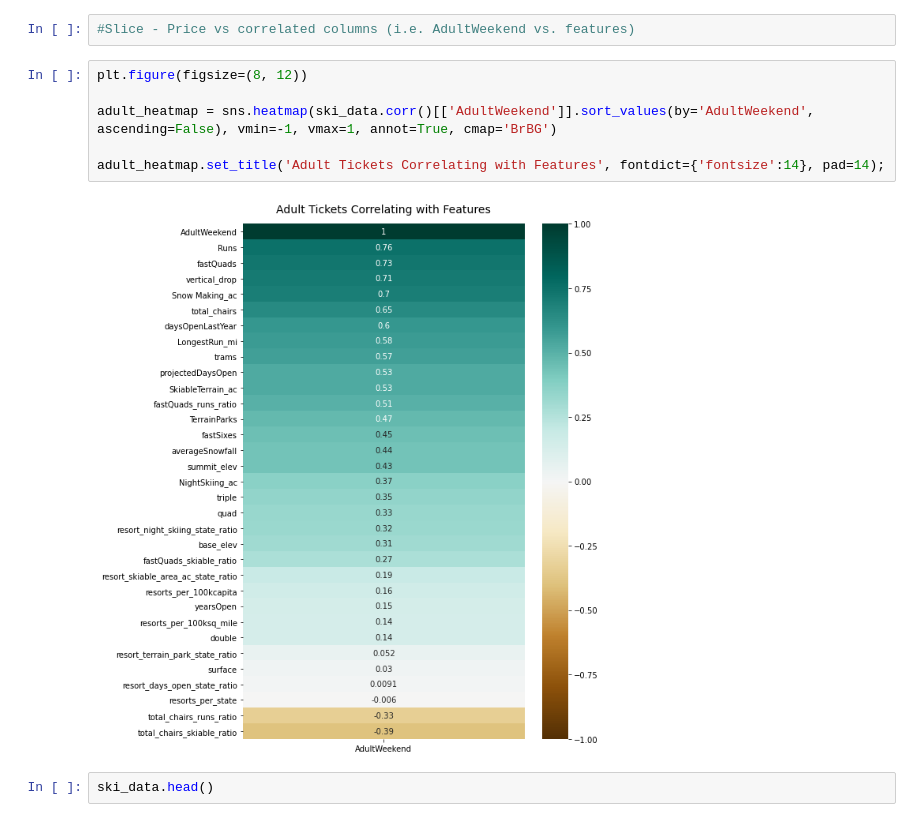
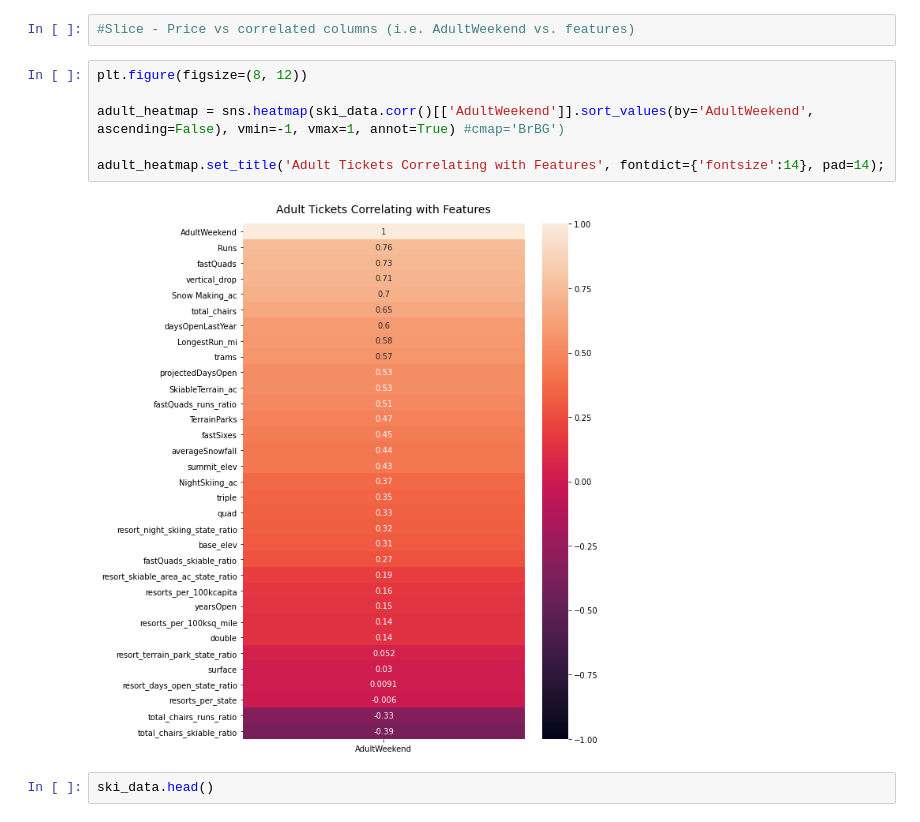
Before and after one commit to byongrakkim/DataScienceGuidedCapstone, a Jupyter notebook: Notebooks/03_exploratory_data_analysis.ipynb, the cells around one changed output. Cells and saved outputs as stored; diff of their text form.

```diff
--- a/Notebooks/03_exploratory_data_analysis.ipynb
+++ b/Notebooks/03_exploratory_data_analysis.ipynb
@@ -978,11 +994,11 @@ sns.heatmap(ski_data.corr());
 # %%
 plt.figure(figsize=(8, 12))
 
-adult_heatmap = sns.heatmap(ski_data.corr()[['AdultWeekend']].sort_values(by='AdultWeekend', ascending=False), vmin=-1, vmax=1, annot=True, cmap='BrBG')
+adult_heatmap = sns.heatmap(ski_data.corr()[['AdultWeekend']].sort_values(by='AdultWeekend', ascending=False), vmin=-1, vmax=1, annot=True) #cmap='BrBG')
 
 adult_heatmap.set_title('Adult Tickets Correlating with Features', fontdict={'fontsize':14}, pad=14);
 # %% [output]
-[figure, old version]
+[figure, new version]
 # %%
 ski_data.head()
 # %% [output]
```
Also changed, not shown: parts of 7 cells of this notebook.
